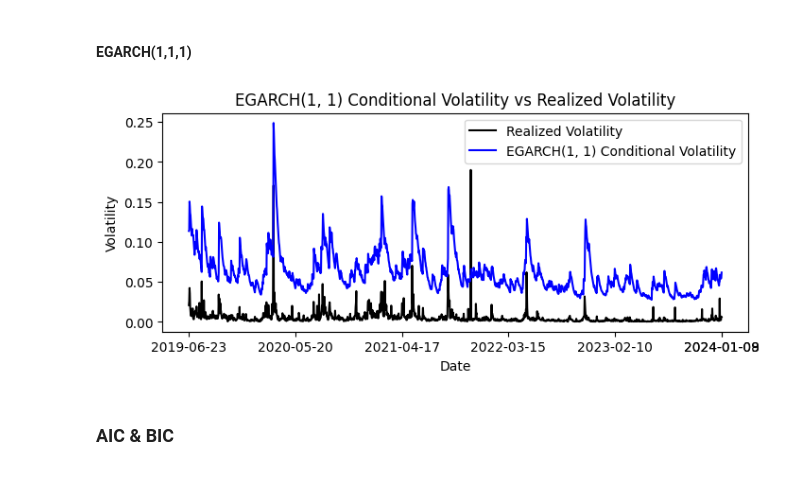
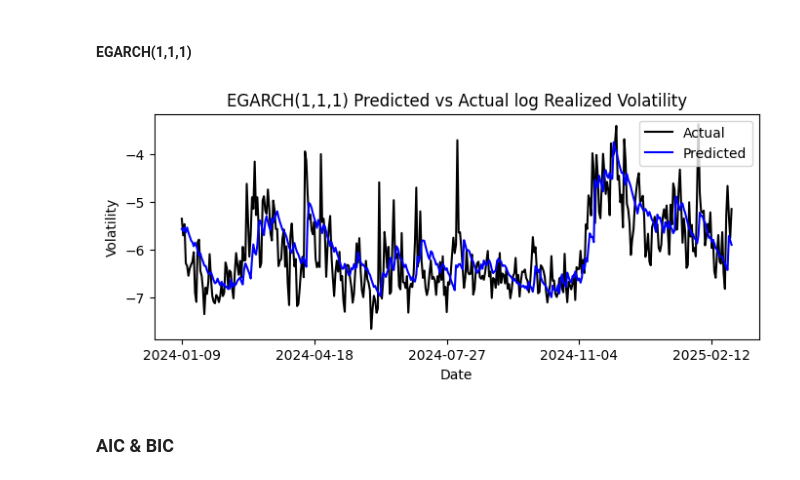
Before and after one commit to kiwi-lemongrass/DSE4101_Individual-Project, a Jupyter notebook: src/GARCH.ipynb, the cells around one changed output. Cells and saved outputs as stored; diff of their text form; code cells hidden in the pictures.

```diff
--- a/src/GARCH.ipynb
+++ b/src/GARCH.ipynb
@@ -127,12 +161,12 @@ plot_garch_fit(garch_5_5_fit, 'GARCH(5, 5)')
 ### EGARCH
 # %% [markdown]
 #### EGARCH(1,1,1)
-# %%
-# egarch
-egarch_1_1_fit = get_garch_fit(1, 1, 1, 'normal')
-plot_garch_fit(egarch_1_1_fit, 'EGARCH(1, 1)')
-# %% [output]
-[figure, removed]
+# %%
+df_pred_1D = get_pred(1, 1, 1, 1)
+df_pred_1D.to_csv('../res/1D/EGARCH(1,1,1).csv', index=False)
+plot_pred(df_pred_1D, 1, 'EGARCH(1,1,1)')
+# %% [output]
+[figure, added]
 # %% [markdown]
 ### AIC & BIC
 # %%
```
Also changed, not shown: parts of 20 cells of this notebook, 18 other files.
